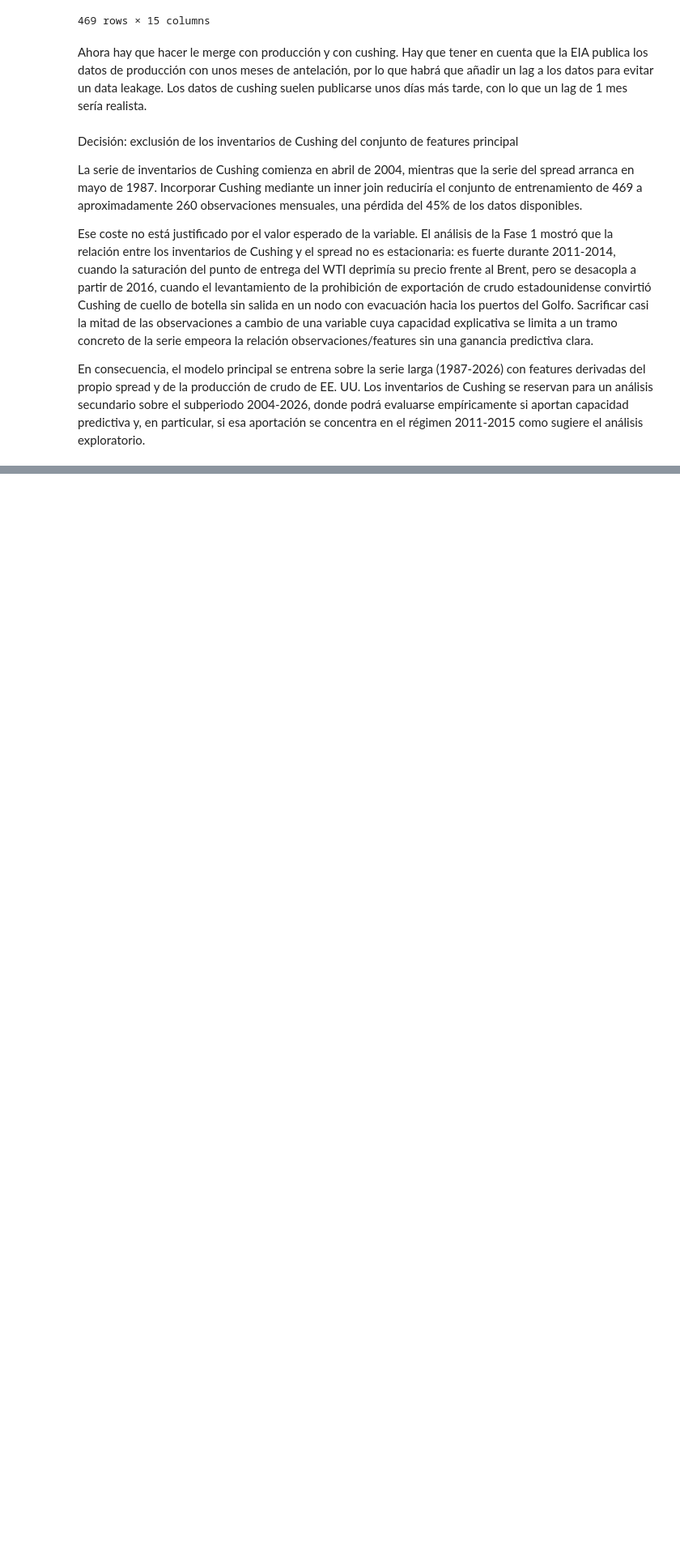
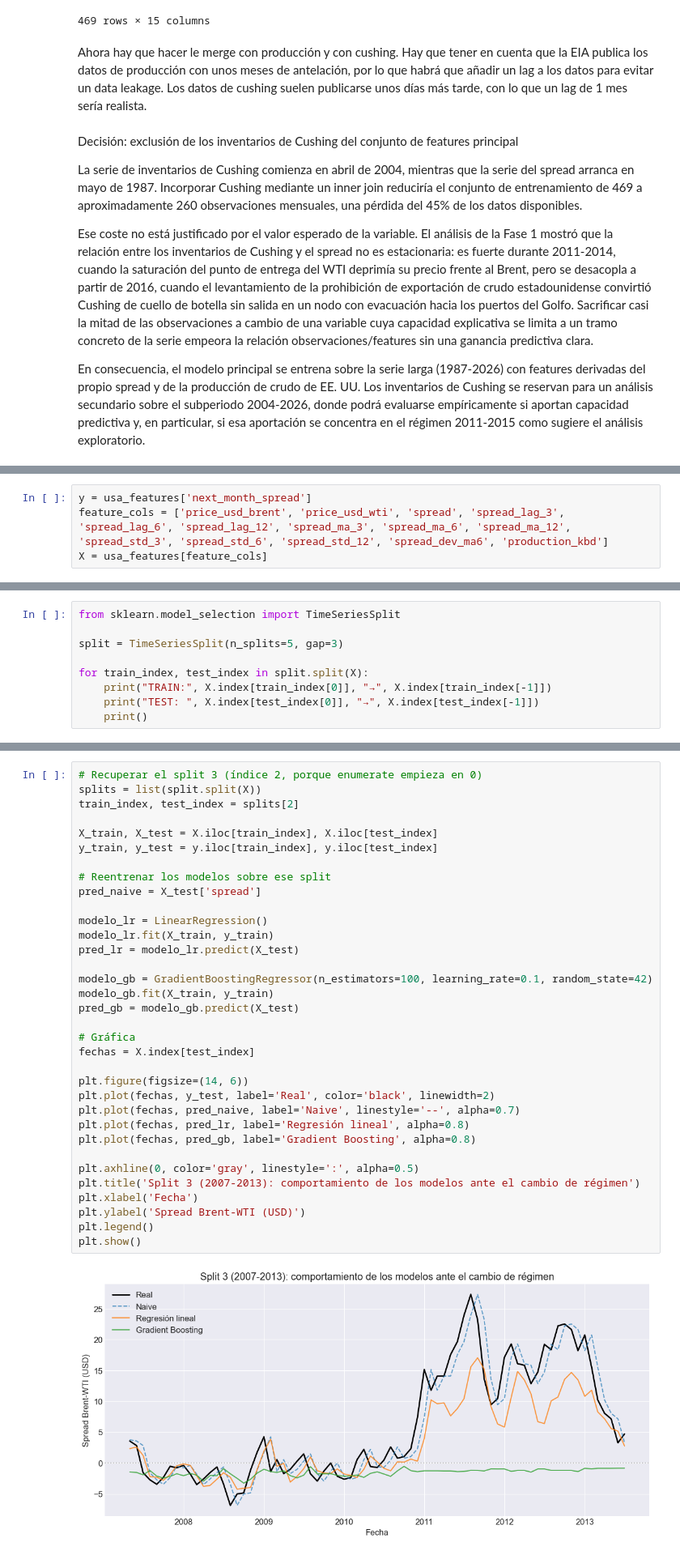
Before and after one commit to marcazlor/oganalytics, a Jupyter notebook: notebooks/01_data_exploration.ipynb, the cells around one changed output, grey strips where cells are left out. Shown at 81% size. Drawn from its saved outputs; the diff is of its cells as text; blank space fills up the shorter version.

```diff
--- a/notebooks/01_data_exploration.ipynb
+++ b/notebooks/01_data_exploration.ipynb
@@ -519,0 +526,4 @@ usa_features
+# %%
+y = usa_features['next_month_spread']
+feature_cols = ['price_usd_brent', 'price_usd_wti', 'spread', 'spread_lag_3', 'spread_lag_6', 'spread_lag_12', 'spread_ma_3', 'spread_ma_6', 'spread_ma_12', 'spread_std_3', 'spread_std_6', 'spread_std_12', 'spread_dev_ma6', 'production_kbd']
+X = usa_features[feature_cols]
@@ -519,0 +574,9 @@ usa_features
+# %%
+from sklearn.model_selection import TimeSeriesSplit
+
+split = TimeSeriesSplit(n_splits=5, gap=3)
+
+for train_index, test_index in split.split(X):
+    print("TRAIN:", X.index[train_index[0]], "→", X.index[train_index[-1]])
+    print("TEST: ", X.index[test_index[0]], "→", X.index[test_index[-1]])
+    print()
@@ -519,0 +691,36 @@ usa_features
+# %%
+# Recuperar el split 3 (índice 2, porque enumerate empieza en 0)
+splits = list(split.split(X))
+train_index, test_index = splits[2]
+
+X_train, X_test = X.iloc[train_index], X.iloc[test_index]
+y_train, y_test = y.iloc[train_index], y.iloc[test_index]
+
+# Reentrenar los modelos sobre ese split
+pred_naive = X_test['spread']
+
+modelo_lr = LinearRegression()
+modelo_lr.fit(X_train, y_train)
+pred_lr = modelo_lr.predict(X_test)
+
+modelo_gb = GradientBoostingRegressor(n_estimators=100, learning_rate=0.1, random_state=42)
+modelo_gb.fit(X_train, y_train)
+pred_gb = modelo_gb.predict(X_test)
+
+# Gráfica
+fechas = X.index[test_index]
+
+plt.figure(figsize=(14, 6))
+plt.plot(fechas, y_test, label='Real', color='black', linewidth=2)
+plt.plot(fechas, pred_naive, label='Naive', linestyle='--', alpha=0.7)
+plt.plot(fechas, pred_lr, label='Regresión lineal', alpha=0.8)
+plt.plot(fechas, pred_gb, label='Gradient Boosting', alpha=0.8)
+
+plt.axhline(0, color='gray', linestyle=':', alpha=0.5)
+plt.title('Split 3 (2007-2013): comportamiento de los modelos ante el cambio de régimen')
+plt.xlabel('Fecha')
+plt.ylabel('Spread Brent-WTI (USD)')
+plt.legend()
+plt.show()
+# %% [output]
+[figure, added]
```
Also changed, not shown: parts of 17 cells of this notebook.
